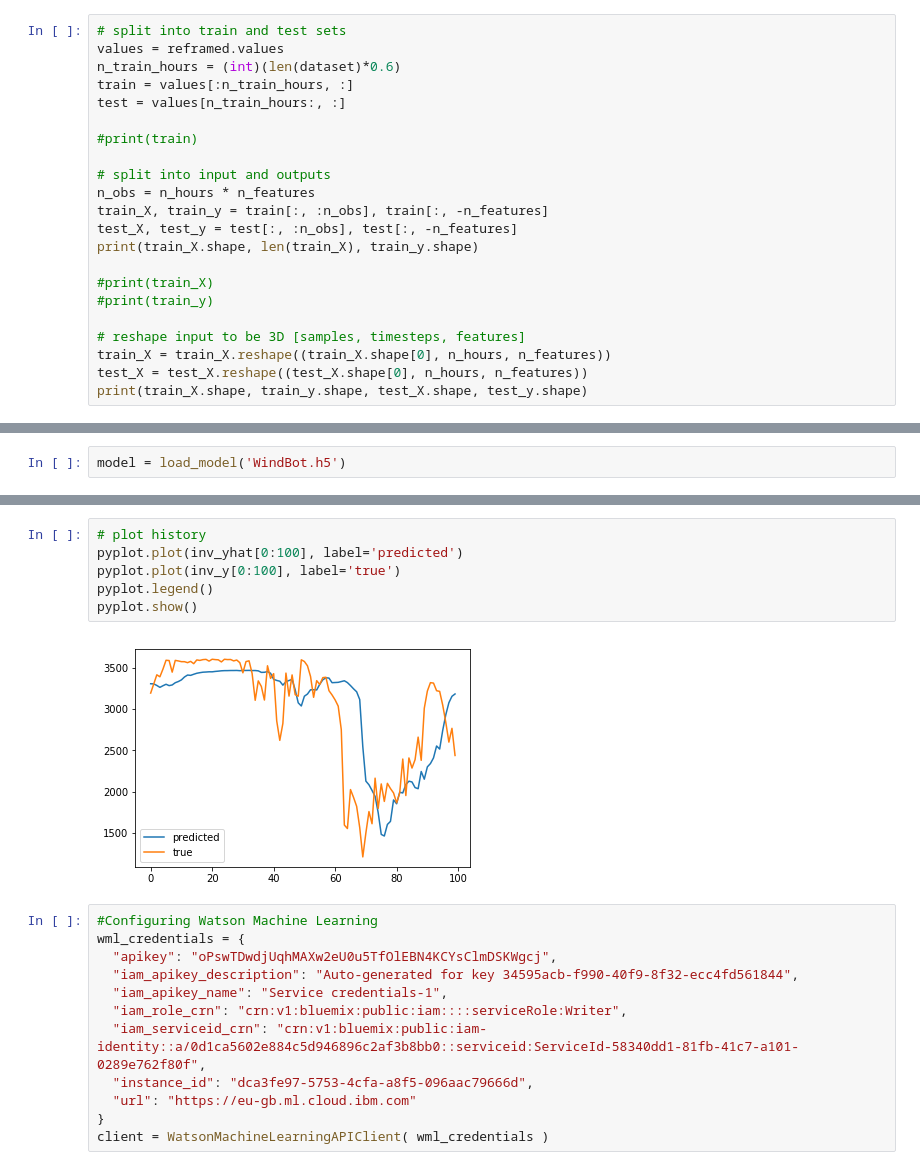
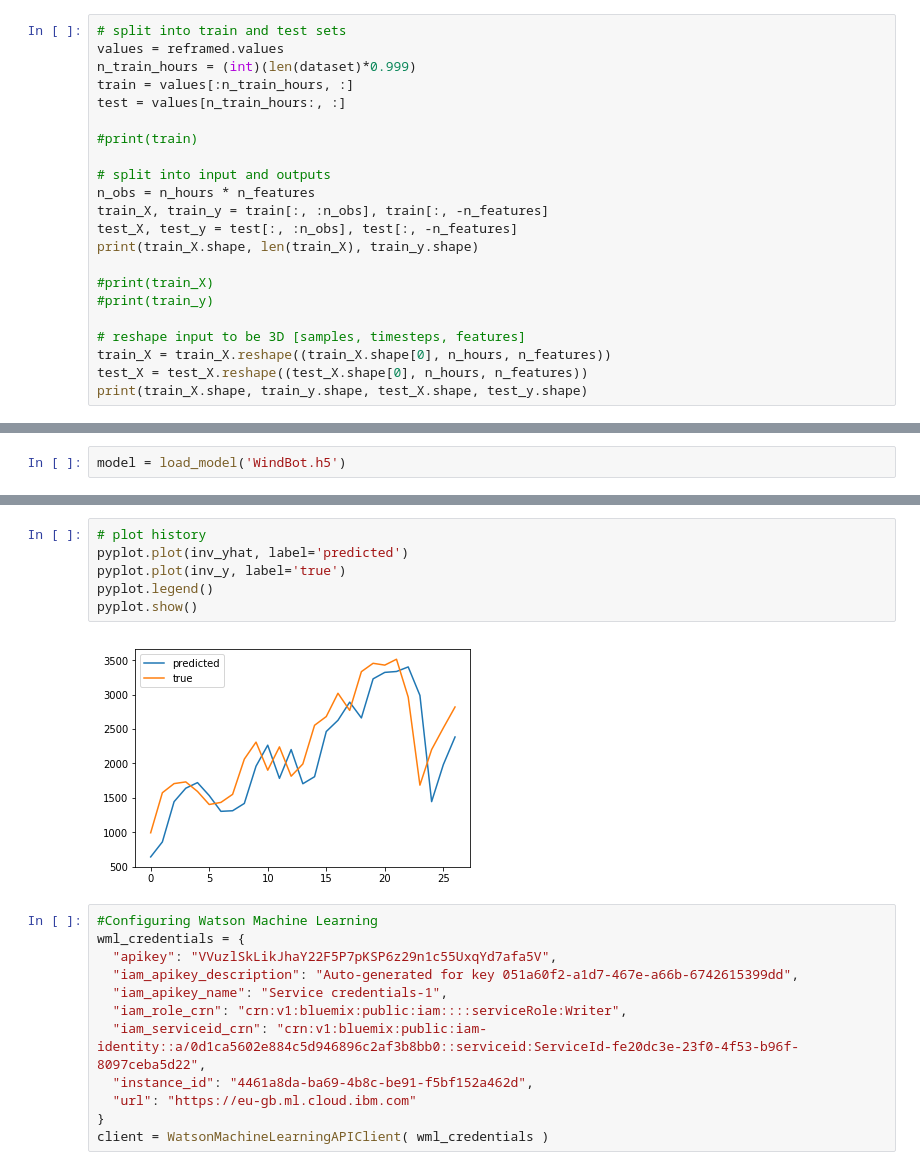
Before and after one commit to SmartPracticeschool/SBSPS-Challenge-1678-WindBOT, a Jupyter notebook: Final_Model/WindBot.ipynb, the cells around one changed output, grey strips where cells are left out. Cells and saved outputs as stored; diff of their text form.

```diff
--- a/Final_Model/WindBot.ipynb
+++ b/Final_Model/WindBot.ipynb
@@ -122,7 +114,7 @@ print(reframed.shape)
 # %%
 # split into train and test sets
 values = reframed.values
-n_train_hours = (int)(len(dataset)*0.6)
+n_train_hours = (int)(len(dataset)*0.999)
 train = values[:n_train_hours, :]
 test = values[n_train_hours:, :]
 
@@ -220,20 +215,20 @@ Test RMSE: 503.598
 # %%
 # plot history
-pyplot.plot(inv_yhat[0:100], label='predicted')
-pyplot.plot(inv_y[0:100], label='true')
+pyplot.plot(inv_yhat, label='predicted')
+pyplot.plot(inv_y, label='true')
 pyplot.legend()
 pyplot.show()
 # %% [output]
-[figure, old version]
+[figure, new version]
 # %%
 #Configuring Watson Machine Learning
 wml_credentials = {
-  "apikey": "oPswTDwdjUqhMAXw2eU0u5TfOlEBN4KCYsClmDSKWgcj",
-  "iam_apikey_description": "Auto-generated for key 34595acb-f990-40f9-8f32-ecc4fd561844",
+  "apikey": "VVuzlSkLikJhaY22F5P7pKSP6z29n1c55UxqYd7afa5V",
+  "iam_apikey_description": "Auto-generated for key 051a60f2-a1d7-467e-a66b-6742615399dd",
   "iam_apikey_name": "Service credentials-1",
   "iam_role_crn": "crn:v1:bluemix:public:iam::::serviceRole:Writer",
-  "iam_serviceid_crn": "crn:v1:bluemix:public:iam-identity::a/0d1ca5602e884c5d946896c2af3b8bb0::serviceid:ServiceId-58340dd1-81fb-41c7-a101-0289e762f80f",
-  "instance_id": "dca3fe97-5753-4cfa-a8f5-096aac79666d",
+  "iam_serviceid_crn": "crn:v1:bluemix:public:iam-identity::a/0d1ca5602e884c5d946896c2af3b8bb0::serviceid:ServiceId-fe20dc3e-23f0-4f53-b96f-8097ceba5d22",
+  "instance_id": "4461a8da-ba69-4b8c-be91-f5bf152a462d",
   "url": "https://eu-gb.ml.cloud.ibm.com"
 }
 client = WatsonMachineLearningAPIClient( wml_credentials )
```
Also changed, not shown: parts of 12 cells of this notebook, 1 other file.
